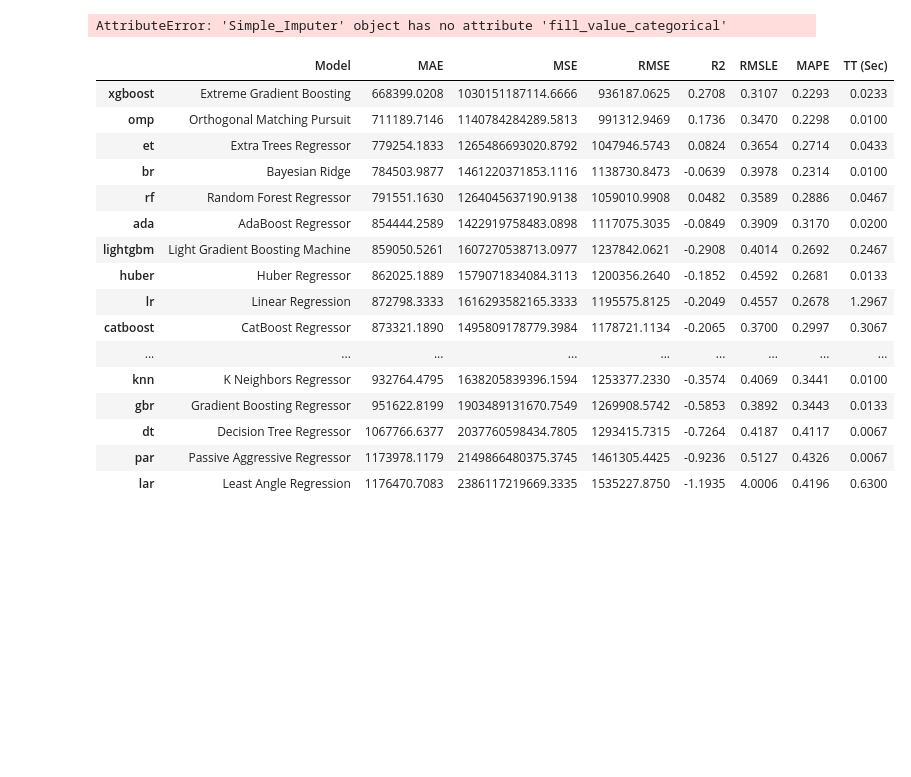
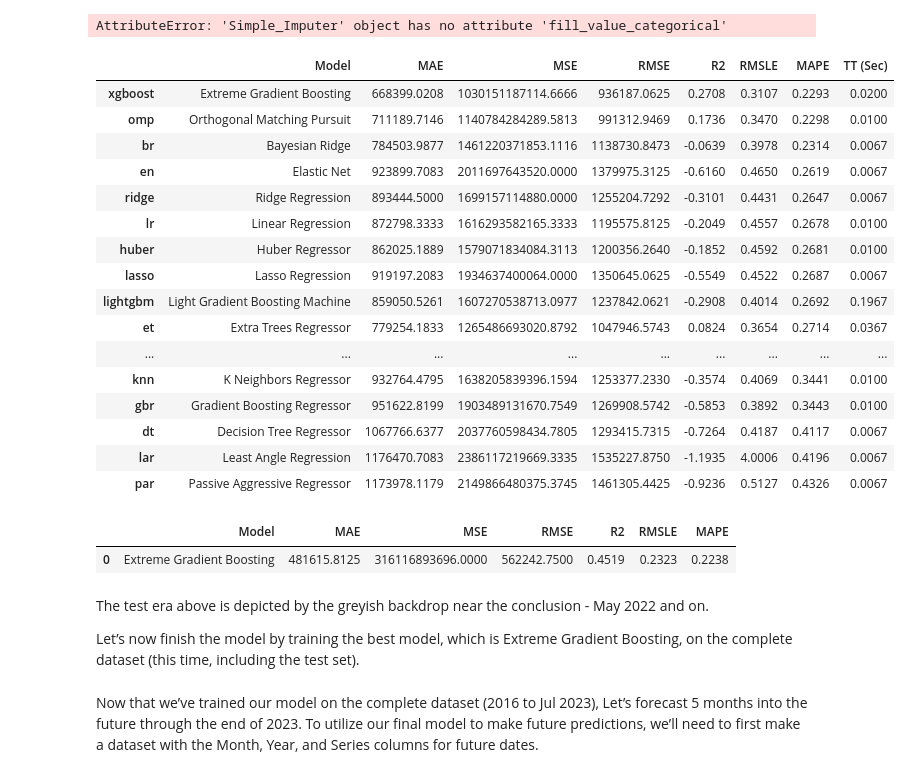
Before and after one commit to crudek13/practical, a Jupyter notebook: fcast_python/vm_forecasting.ipynb, the cells around one changed output. Drawn from its saved outputs; the diff is of its cells as text; code cells hidden in the pictures; blank space fills up the shorter version.

```diff
--- a/fcast_python/vm_forecasting.ipynb
+++ b/fcast_python/vm_forecasting.ipynb
@@ -190,22 +192,28 @@ s = setup(data = train, test_data = test, target = 'NET_SALES',
 | 55 | Transform Target Method | box-cox |
 AttributeError: 'Simple_Imputer' object has no attribute 'fill_value_categorical'
 # %%
-best = compare_models(sort = 'MAE')
+best = compare_models(sort = 'MAPE')
 # %% [output]
 |  | Model | MAE | MSE | RMSE | R2 | RMSLE | MAPE | TT (Sec) |
-| xgboost | Extreme Gradient Boosting | 668399.0208 | 1030151187114.6666 | 936187.0625 | 0.2708 | 0.3107 | 0.2293 | 0.0233 |
+| xgboost | Extreme Gradient Boosting | 668399.0208 | 1030151187114.6666 | 936187.0625 | 0.2708 | 0.3107 | 0.2293 | 0.0200 |
 | omp | Orthogonal Matching Pursuit | 711189.7146 | 1140784284289.5813 | 991312.9469 | 0.1736 | 0.3470 | 0.2298 | 0.0100 |
-| et | Extra Trees Regressor | 779254.1833 | 1265486693020.8792 | 1047946.5743 | 0.0824 | 0.3654 | 0.2714 | 0.0433 |
-| br | Bayesian Ridge | 784503.9877 | 1461220371853.1116 | 1138730.8473 | -0.0639 | 0.3978 | 0.2314 | 0.0100 |
-| rf | Random Forest Regressor | 791551.1630 | 1264045637190.9138 | 1059010.9908 | 0.0482 | 0.3589 | 0.2886 | 0.0467 |
-| ada | AdaBoost Regressor | 854444.2589 | 1422919758483.0898 | 1117075.3035 | -0.0849 | 0.3909 | 0.3170 | 0.0200 |
-| lightgbm | Light Gradient Boosting Machine | 859050.5261 | 1607270538713.0977 | 1237842.0621 | -0.2908 | 0.4014 | 0.2692 | 0.2467 |
-| huber | Huber Regressor | 862025.1889 | 1579071834084.3113 | 1200356.2640 | -0.1852 | 0.4592 | 0.2681 | 0.0133 |
-| lr | Linear Regression | 872798.3333 | 1616293582165.3333 | 1195575.8125 | -0.2049 | 0.4557 | 0.2678 | 1.2967 |
-| catboost | CatBoost Regressor | 873321.1890 | 1495809178779.3984 | 1178721.1134 | -0.2065 | 0.3700 | 0.2997 | 0.3067 |
+| br | Bayesian Ridge | 784503.9877 | 1461220371853.1116 | 1138730.8473 | -0.0639 | 0.3978 | 0.2314 | 0.0067 |
+| en | Elastic Net | 923899.7083 | 2011697643520.0000 | 1379975.3125 | -0.6160 | 0.4650 | 0.2619 | 0.0067 |
+| ridge | Ridge Regression | 893444.5000 | 1699157114880.0000 | 1255204.7292 | -0.3101 | 0.4431 | 0.2647 | 0.0067 |
+| lr | Linear Regression | 872798.3333 | 1616293582165.3333 | 1195575.8125 | -0.2049 | 0.4557 | 0.2678 | 0.0100 |
+| huber | Huber Regressor | 862025.1889 | 1579071834084.3113 | 1200356.2640 | -0.1852 | 0.4592 | 0.2681 | 0.0100 |
+| lasso | Lasso Regression | 919197.2083 | 1934637400064.0000 | 1350645.0625 | -0.5549 | 0.4522 | 0.2687 | 0.0067 |
+| lightgbm | Light Gradient Boosting Machine | 859050.5261 | 1607270538713.0977 | 1237842.0621 | -0.2908 | 0.4014 | 0.2692 | 0.1967 |
+| et | Extra Trees Regressor | 779254.1833 | 1265486693020.8792 | 1047946.5743 | 0.0824 | 0.3654 | 0.2714 | 0.0367 |
 | ... | ... | ... | ... | ... | ... | ... | ... | ... |
 | knn | K Neighbors Regressor | 932764.4795 | 1638205839396.1594 | 1253377.2330 | -0.3574 | 0.4069 | 0.3441 | 0.0100 |
-| gbr | Gradient Boosting Regressor | 951622.8199 | 1903489131670.7549 | 1269908.5742 | -0.5853 | 0.3892 | 0.3443 | 0.0133 |
+| gbr | Gradient Boosting Regressor | 951622.8199 | 1903489131670.7549 | 1269908.5742 | -0.5853 | 0.3892 | 0.3443 | 0.0100 |
 | dt | Decision Tree Regressor | 1067766.6377 | 2037760598434.7805 | 1293415.7315 | -0.7264 | 0.4187 | 0.4117 | 0.0067 |
+| lar | Least Angle Regression | 1176470.7083 | 2386117219669.3335 | 1535227.8750 | -1.1935 | 4.0006 | 0.4196 | 0.0067 |
 | par | Passive Aggressive Regressor | 1173978.1179 | 2149866480375.3745 | 1461305.4425 | -0.9236 | 0.5127 | 0.4326 | 0.0067 |
-| lar | Least Angle Regression | 1176470.7083 | 2386117219669.3335 | 1535227.8750 | -1.1935 | 4.0006 | 0.4196 | 0.6300 |
+# %%
+# Let’s check the score on the test set:
+prediction_holdout = predict_model(best);
+# %% [output]
+|  | Model | MAE | MSE | RMSE | R2 | RMSLE | MAPE |
+| 0 | Extreme Gradient Boosting | 481615.8125 | 316116893696.0000 | 562242.7500 | 0.4519 | 0.2323 | 0.2238 |
@@ -211,0 +230,4 @@ best = compare_models(sort = 'MAE')
+# %% [markdown]
+The test era above is depicted by the greyish backdrop near the conclusion - May 2022 and on.
+
+Let’s now finish the model by training the best model, which is Extreme Gradient Boosting, on the complete dataset (this time, including the test set).
@@ -211,0 +236,2 @@ best = compare_models(sort = 'MAE')
+# %% [markdown]
+Now that we’ve trained our model on the complete dataset (2016 to Jul 2023), Let’s forecast 5 months into the future through the end of 2023. To utilize our final model to make future predictions, we’ll need to first make a dataset with the Month, Year, and Series columns for future dates.
```
Also changed, not shown: parts of 3 cells of this notebook, 6 other files.
